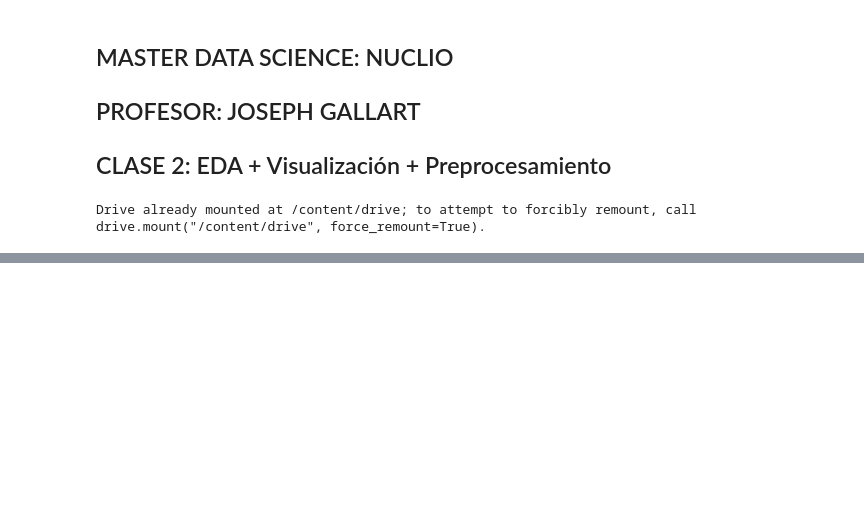
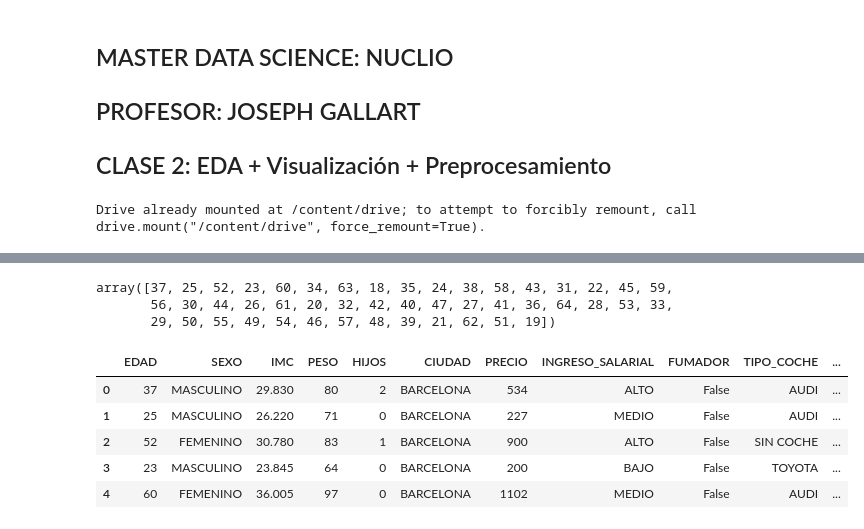
Before and after one commit to rulogar1234/nuclio-1, a Jupyter notebook: Clase2_Preprocesamiento_en_clase.ipynb, the cells around one changed output, grey strips where cells are left out. Saved outputs shown, nothing was run; the diff lists cells and outputs as text; code cells hidden in the pictures; blank space fills up the shorter version.

```diff
--- a/Clase2_Preprocesamiento_en_clase.ipynb
+++ b/Clase2_Preprocesamiento_en_clase.ipynb
@@ -31,2 +31,4 @@ from sklearn.preprocessing import LabelEncoder,MinMaxScaler
+# %%
+df_seguro = pd.read_csv("/content/drive/MyDrive/Colab Notebooks/dataset_seguros_sin_nulos.csv", sep=",")
 # %%
 '''1. ESTRUCTURA DE DATOS '''
@@ -38,0 +117,6 @@ from sklearn.preprocessing import LabelEncoder,MinMaxScaler
+# %%
+df_seguro["EDAD"].unique()
+# %% [output]
+array([37, 25, 52, 23, 60, 34, 63, 18, 35, 24, 38, 58, 43, 31, 22, 45, 59,
+       56, 30, 44, 26, 61, 20, 32, 42, 40, 47, 27, 41, 36, 64, 28, 53, 33,
+       29, 50, 55, 49, 54, 46, 57, 48, 39, 21, 62, 51, 19])
@@ -40,0 +134,13 @@ from sklearn.preprocessing import LabelEncoder,MinMaxScaler
+# %%
+df_seguro2 = df_seguro.copy()
+# %%
+df_seguro2["FUMADOR_BOOL"] = df_seguro2["FUMADOR"].astype(int)
+# %%
+df_seguro2.head()
+# %% [output]
+|  | EDAD | SEXO | IMC | PESO | HIJOS | CIUDAD | PRECIO | INGRESO_SALARIAL | FUMADOR | TIPO_COCHE | ... |
+| 0 | 37 | MASCULINO | 29.830 | 80 | 2 | BARCELONA | 534 | ALTO | False | AUDI | ... |
+| 1 | 25 | MASCULINO | 26.220 | 71 | 0 | BARCELONA | 227 | MEDIO | False | AUDI | ... |
+| 2 | 52 | FEMENINO | 30.780 | 83 | 1 | BARCELONA | 900 | ALTO | False | SIN COCHE | ... |
+| 3 | 23 | MASCULINO | 23.845 | 64 | 0 | BARCELONA | 200 | BAJO | False | TOYOTA | ... |
+| 4 | 60 | FEMENINO | 36.005 | 97 | 0 | BARCELONA | 1102 | MEDIO | False | AUDI | ... |
```
Also changed, not shown: parts of 15 cells of this notebook.
